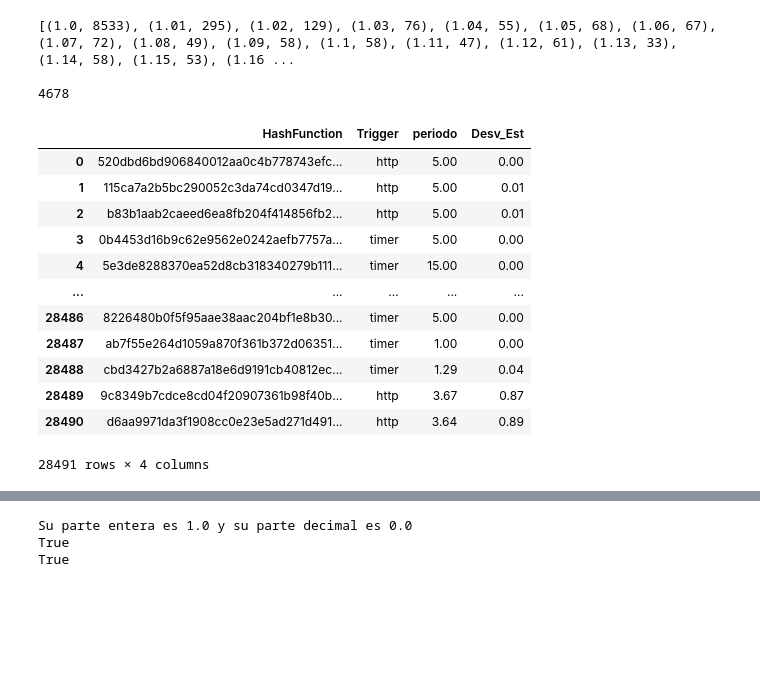
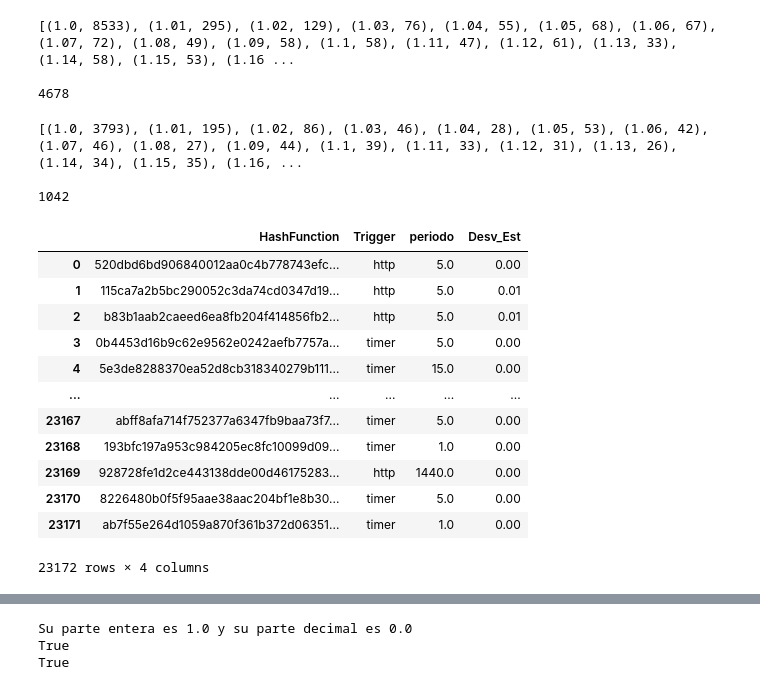
Before and after one commit to robinsonf214/Analisis_CVR, a Jupyter notebook: Serie de tiempo.ipynb, the cells around one changed output, grey strips where cells are left out. Saved outputs shown, nothing was run; the diff lists cells and outputs as text; code cells hidden in the pictures; blank space fills up the shorter version.

Commit message:
número de funciones con cualquier periodo  y desv_est <= 1

```diff
--- a/Serie de tiempo.ipynb
+++ b/Serie de tiempo.ipynb
@@ -278,21 +285,41 @@ print(len(lista))
 [(1.0, 8533), (1.01, 295), (1.02, 129), (1.03, 76), (1.04, 55), (1.05, 68), (1.06, 67), (1.07, 72), (1.08, 49), (1.09, 58), (1.1, 58), (1.11, 47), (1.12, 61), (1.13, 33), (1.14, 58), (1.15, 53), (1.16 ...
 
 4678
+# %%
+countt = fun_perd_all[fun_perd_all['Desv_Est']<=1].reset_index(drop=True)
+lista = []
+for i in countt.groupby('periodo').count().index:
+    lista.append((i, countt.groupby('periodo').count()['HashFunction'][i]))
+print(lista)
+print()
+print(len(lista))
+# %% [output]
+[(1.0, 3793), (1.01, 195), (1.02, 86), (1.03, 46), (1.04, 28), (1.05, 53), (1.06, 42), (1.07, 46), (1.08, 27), (1.09, 44), (1.1, 39), (1.11, 33), (1.12, 31), (1.13, 26), (1.14, 34), (1.15, 35), (1.16, ...
+
+1042
 # %%
-countt = fun_perd_all[fun_perd_all['Desv_Est']<=1]
-countt = countt.reset_index(drop=True)
+countt = fun_perd_all[fun_perd_all['Desv_Est']<=1].reset_index(drop=True)
+def clasif(x):
+    dec, ent = math.modf(x)
+    if(dec == 0):
+        return x
+    else:
+        return 0
+
+countt["periodo"] = countt["periodo"].apply(clasif)
+countt = countt[countt['periodo']!=0].reset_index(drop=True)
 countt
 # %% [output]
 |  | HashFunction | Trigger | periodo | Desv_Est |
-| 0 | 520dbd6bd906840012aa0c4b778743efc... | http | 5.00 | 0.00 |
-| 1 | 115ca7a2b5bc290052c3da74cd0347d19... | http | 5.00 | 0.01 |
-| 2 | b83b1aab2caeed6ea8fb204f414856fb2... | http | 5.00 | 0.01 |
-| 3 | 0b4453d16b9c62e9562e0242aefb7757a... | timer | 5.00 | 0.00 |
-| 4 | 5e3de8288370ea52d8cb318340279b111... | timer | 15.00 | 0.00 |
+| 0 | 520dbd6bd906840012aa0c4b778743efc... | http | 5.0 | 0.00 |
+| 1 | 115ca7a2b5bc290052c3da74cd0347d19... | http | 5.0 | 0.01 |
+| 2 | b83b1aab2caeed6ea8fb204f414856fb2... | http | 5.0 | 0.01 |
+| 3 | 0b4453d16b9c62e9562e0242aefb7757a... | timer | 5.0 | 0.00 |
+| 4 | 5e3de8288370ea52d8cb318340279b111... | timer | 15.0 | 0.00 |
 | ... | ... | ... | ... | ... |
-| 28486 | 8226480b0f5f95aae38aac204bf1e8b30... | timer | 5.00 | 0.00 |
-| 28487 | ab7f55e264d1059a870f361b372d06351... | timer | 1.00 | 0.00 |
-| 28488 | cbd3427b2a6887a18e6d9191cb40812ec... | timer | 1.29 | 0.04 |
-| 28489 | 9c8349b7cdce8cd04f20907361b98f40b... | http | 3.67 | 0.87 |
-| 28490 | d6aa9971da3f1908cc0e23e5ad271d491... | http | 3.64 | 0.89 |
+| 23167 | abff8afa714f752377a6347fb9baa73f7... | timer | 5.0 | 0.00 |
+| 23168 | 193bfc197a953c984205ec8fc10099d09... | timer | 1.0 | 0.00 |
+| 23169 | 928728fe1d2ce443138dde00d46175283... | http | 1440.0 | 0.00 |
+| 23170 | 8226480b0f5f95aae38aac204bf1e8b30... | timer | 5.0 | 0.00 |
+| 23171 | ab7f55e264d1059a870f361b372d06351... | timer | 1.0 | 0.00 |
-28491 rows × 4 columns
+23172 rows × 4 columns
```
Also changed, not shown: parts of 13 cells of this notebook.
